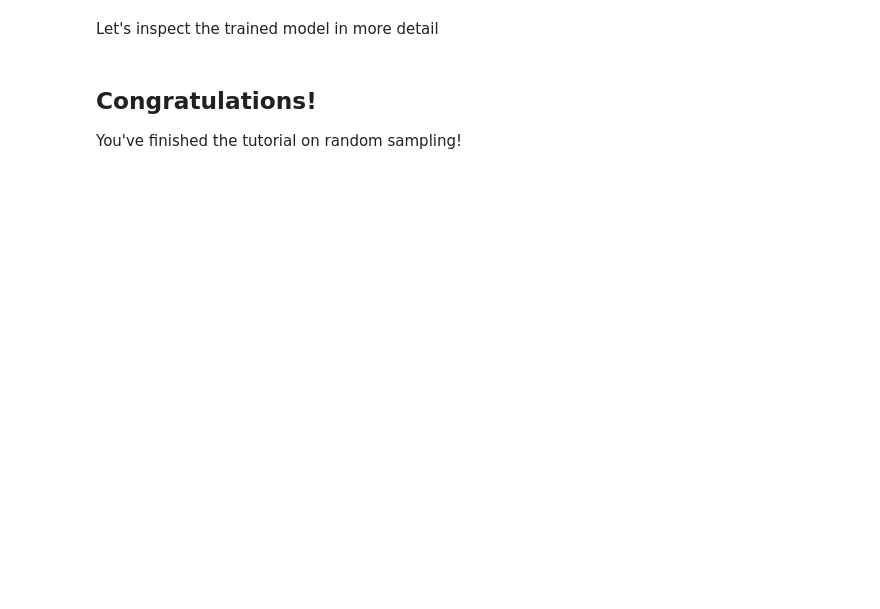
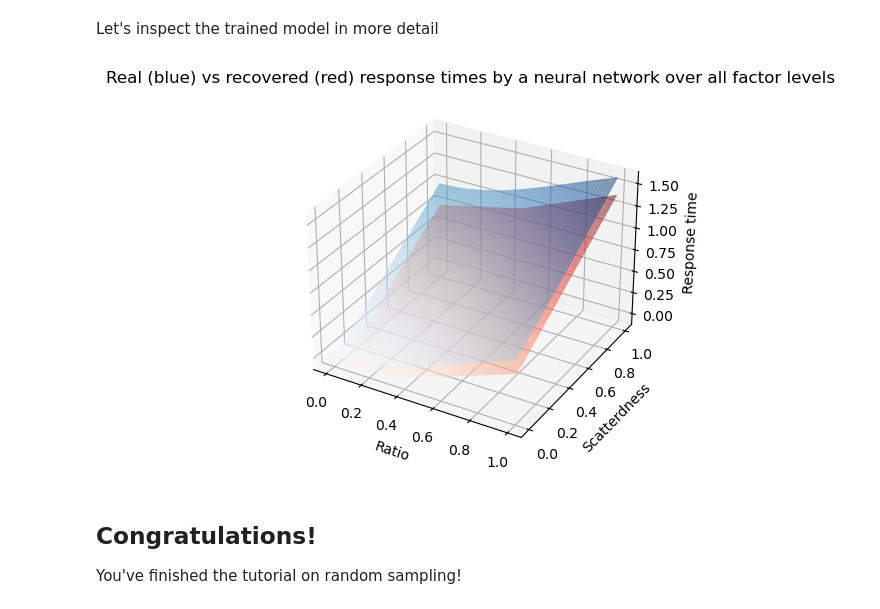
Before and after one commit to whyhardt/CourseOptimizingExperimentalDesign, a Jupyter notebook: tutorials/randomsampling.ipynb, the cells around one changed output. Cells and saved outputs as stored; diff of their text form; code cells hidden in the pictures; blank space fills up the shorter version.

```diff
--- a/tutorials/randomsampling.ipynb
+++ b/tutorials/randomsampling.ipynb
@@ -319,7 +338,7 @@ n_conditions = 100
 n_repetitions = 1
 
 # amount of noise which we are going to add to the data
-noise_level = 0.
+noise_level = 0.3
 
 # relative amount of train vs test samples
 train_ratio = 0.8
@@ -330,12 +349,33 @@ test_data = None
 parameters = None
 conditions = None
 
-# add your code here; don't forget that the final class of your dataset should be torch.Tensor
+# create parameters from a normal distribution (more natural than a uniform distribution)
+parameters = np.random.normal(1, 0.5, (n_units, 2))
+parameters = np.where(parameters < 0, 1e-6, parameters)
+
+# draw conditions based on the sampling strategy
+conditions = np.random.normal(0.5, 0.25, (n_conditions, 2))
+conditions = scale(conditions, level_range)
+
+# create a list of experimental units
+experimental_units = []
+
+# create the experimental units
+for i in range(n_units):
+    experimental_units.append(
+        experimental_unit(
+            problem_solver=normal_ground_truth,
+            noise=noise,
+            parameters=parameters[i],
+            noise_level=noise_level,
+        )
+    )
+
+# add your code here
 # you can use the generate_dataset method to create a dataset which you can then split into train and test samples
-# e.g.:
-# dataset, dataset_flat = generate_dataset(experimental_units, conditions, n_repetitions, shuffle=True)
-# train_data = dataset_flat[:int(len(dataset_flat)*train_ratio)]
-# test_data = dataset_flat[int(len(dataset_flat)*train_ratio):]
+dataset, dataset_flat = generate_dataset(experimental_units, conditions, n_repetitions, shuffle=True)
+train_data = dataset_flat[:int(len(dataset_flat)*train_ratio)]
+test_data = dataset_flat[int(len(dataset_flat)*train_ratio):]
 # %% [markdown]
 Now we can train the regressor based on the generated dataset
 # %%
@@ -352,34 +410,36 @@ Let's inspect the trained model in more detail
 # plot the recovered response times over the conditions
 # define the factor levels
 x = np.linspace(0, 1)
 y = np.linspace(0, 1)
 x_mesh, y_mesh = np.meshgrid(x, y)
 sample_size = len(x)
 
 # initiate the z array
 z_recovered = np.zeros((sample_size, sample_size))
 z_real = np.zeros((sample_size, sample_size))
 
 unit_id = 30
 
 # collect the observations
 for i in range(sample_size):
     condition = torch.tensor(np.stack((x_mesh[i], y_mesh[i]), axis=-1))
     unit_id_array = torch.full((condition.shape[0], 1), unit_id)
     X = torch.cat((unit_id_array, condition), axis=-1)
 
     z_recovered[i, :] = model.predict(X).reshape(-1)
-    z_real[i, :] = experimental_units[unit_id].step((x_mesh[i], y_mesh[i]), noise=False)
+    z_real[i, :] = experimental_units[unit_id].step(np.stack((x_mesh[i], y_mesh[i]), axis=-1), noise=False)
 
 # make a surface plot to visualize the ground_truth
 fig, ax = plt.subplots(subplot_kw={"projection": "3d"})
 ax.plot_surface(x_mesh, y_mesh, z_recovered, cmap=cm.Reds, alpha=0.5)
 ax.plot_surface(x_mesh, y_mesh, z_real, cmap=cm.Blues, alpha=0.5)
 ax.set_title('Real (blue) vs recovered (red) response times by a neural network over all factor levels')
 ax.set_xlabel('Ratio')
 ax.set_ylabel('Scatterdness')
 ax.set_zlabel('Response time')
 plt.show()
+# %% [output]
+[figure, added]
 # %% [markdown]
 ## Congratulations!
 
```
Also changed, not shown: parts of 8 cells of this notebook, 7 other files.
